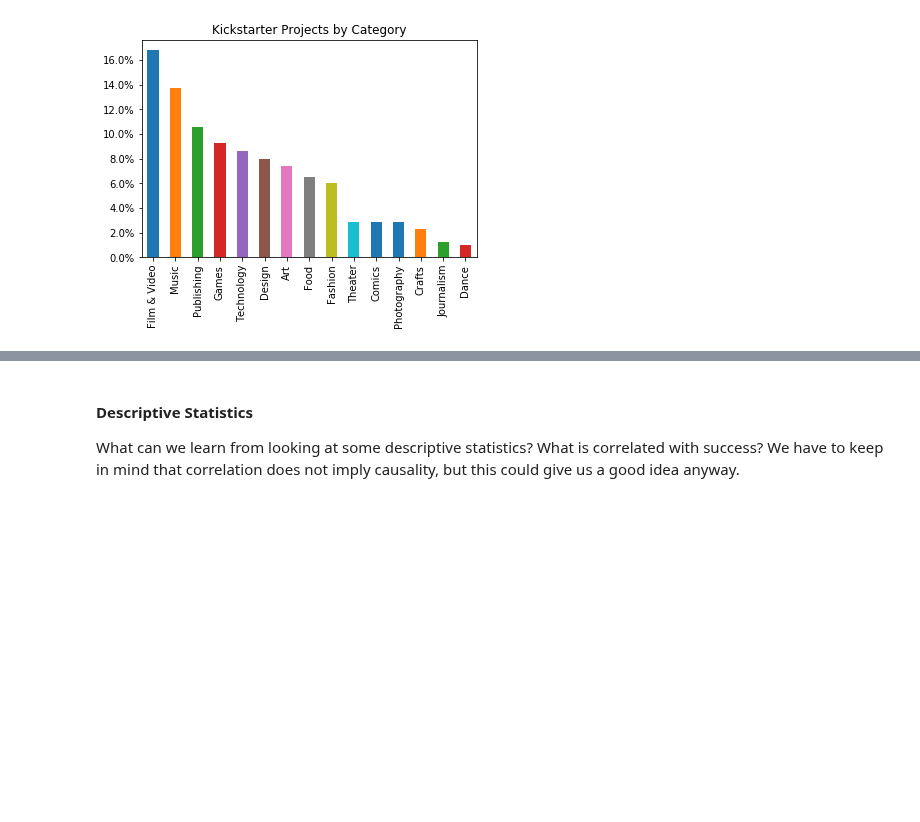
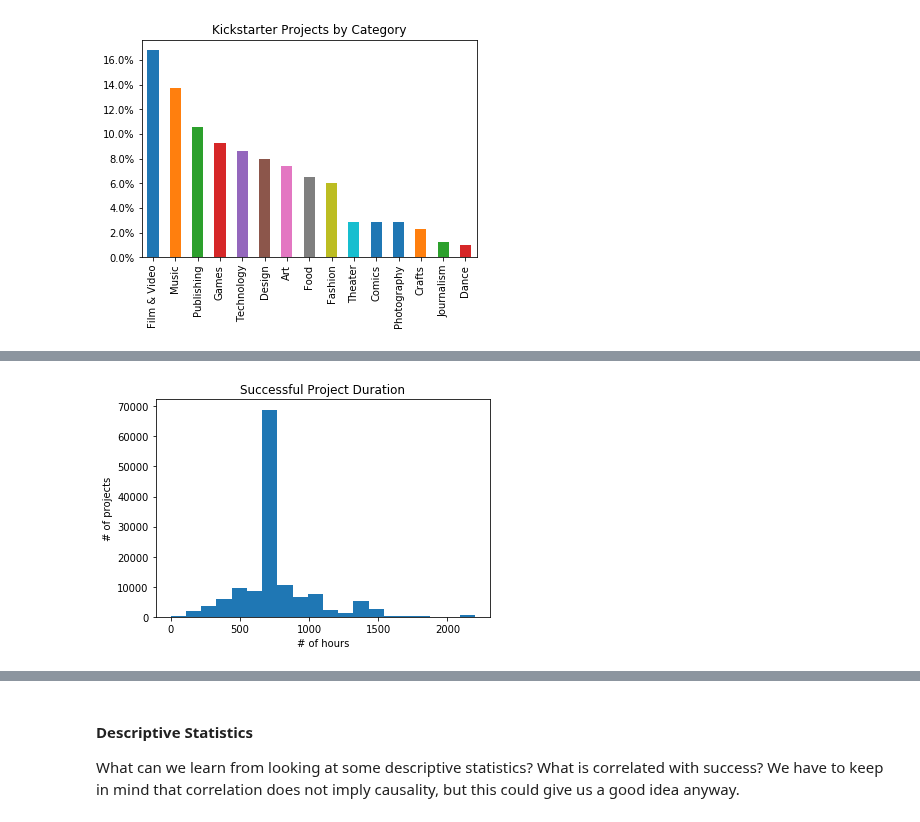
Before and after one commit to mkucz95/kickstarter_data, a Jupyter notebook: kickstarter_data.ipynb, the cells around one changed output, grey strips where cells are left out. Cells and saved outputs as stored; diff of their text form; code cells hidden in the pictures; blank space fills up the shorter version.

```diff
--- a/kickstarter_data.ipynb
+++ b/kickstarter_data.ipynb
@@ -178,0 +210,7 @@ The above is quite interesting as it shows us the median fundraising goal is 5,2
+# %%
+plt.hist(df_encoded[df_encoded.success==1].duration, bins=20)
+plt.title('Successful Project Duration')
+plt.xlabel('# of hours')
+plt.ylabel('# of projects');
+# %% [output]
+[figure, added]
```
Also changed, not shown: parts of 30 cells of this notebook, 1 other file.
